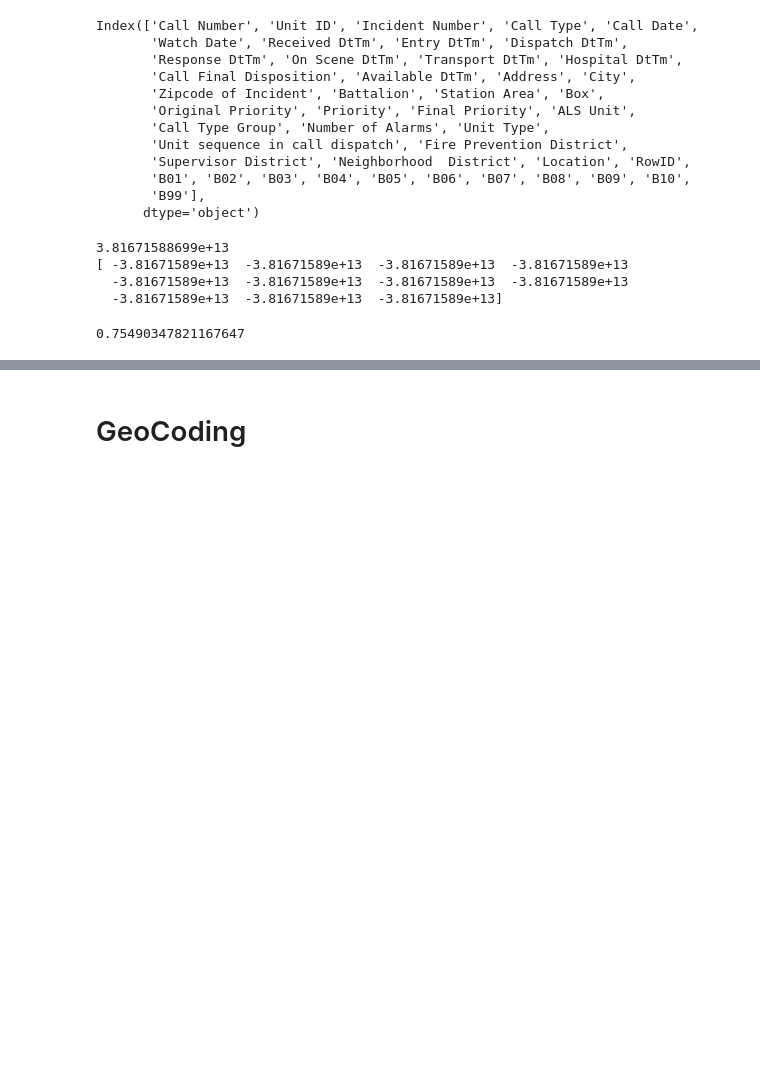
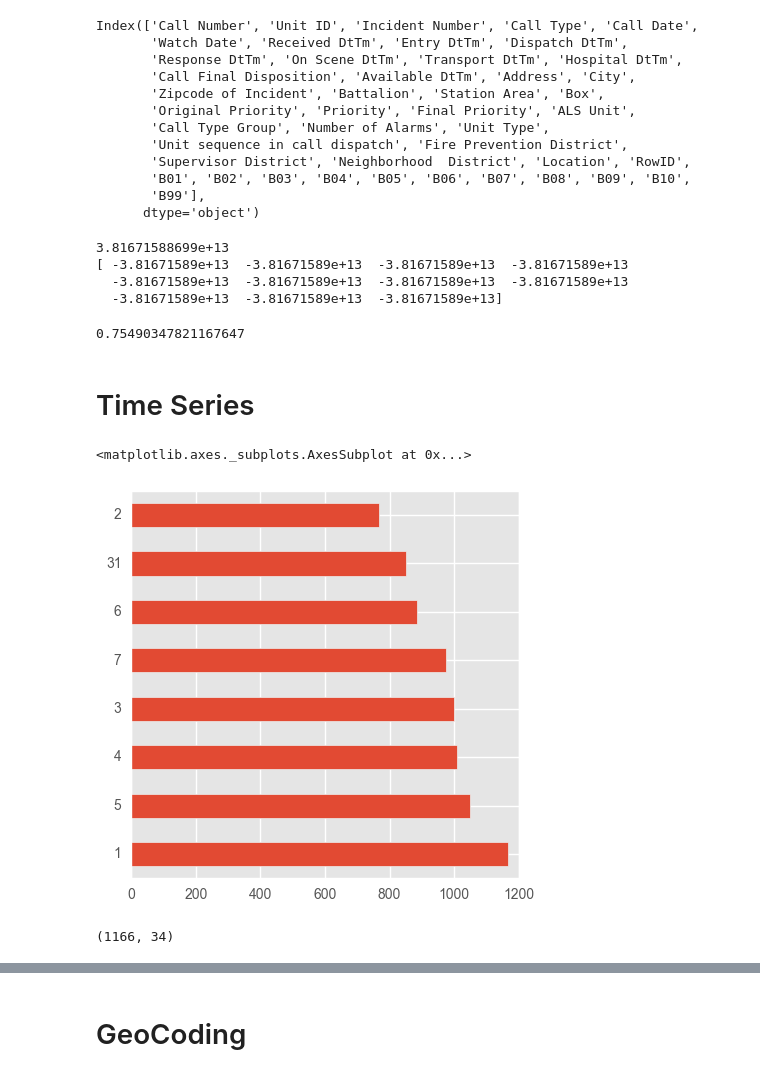
Before and after one commit to nikitaAD/Fire-Incidents-Analysis-Modeling, a Jupyter notebook: Analysis-and-Modeling-of-SFFD-calls.ipynb, the cells around one changed output, grey strips where cells are left out. Saved outputs shown, nothing was run; the diff lists cells and outputs as text; code cells hidden in the pictures; blank space fills up the shorter version.

```diff
--- a/Analysis-and-Modeling-of-SFFD-calls.ipynb
+++ b/Analysis-and-Modeling-of-SFFD-calls.ipynb
@@ -289,3 +289,16 @@ print(model.coef_)
 model.score(X, y)
 # %% [output]
 0.75490347821167647
+# %% [markdown]
+# Time Series
+# %%
+df['Received DtTm'] = pd.to_datetime(df['Received DtTm'])
+# %%
+df.set_index('Received DtTm', inplace = True)
+# %%
+df['Day'] = df.index.day
+# %%
+df['Day'].value_counts().plot(kind='barh', figsize = (5,5))
+# %% [output]
+<matplotlib.axes._subplots.AxesSubplot at 0x...>
+[figure, added]
@@ -291,0 +307,4 @@ model.score(X, y)
+# %%
+df.shape
+# %% [output]
+(1166, 34)
```
Also changed, not shown: parts of 20 cells of this notebook.
